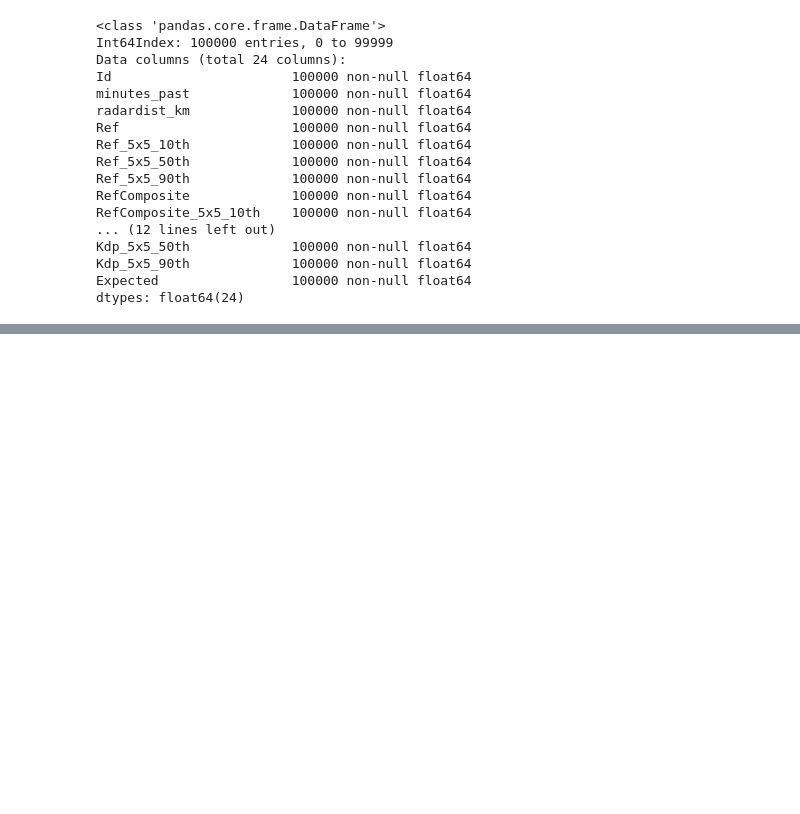
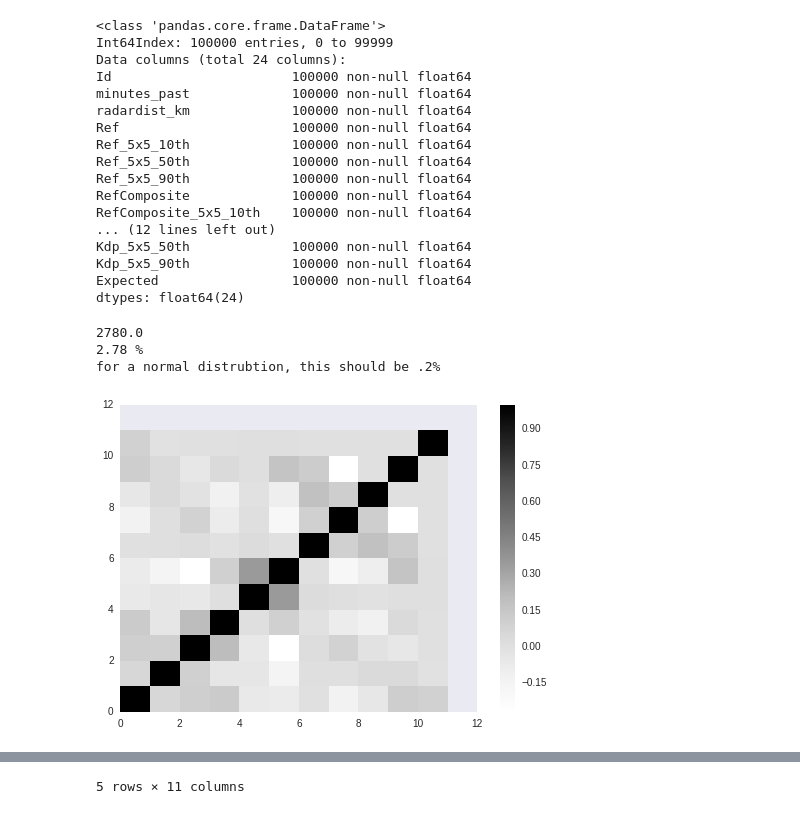
Before and after one commit to pburkard88/DS_BOS_07_Students, a Jupyter notebook: MarkWoods/Rainfall Project/Rainfall.ipynb, the cells around one changed output, grey strips where cells are left out. Saved outputs shown, nothing was run; the diff lists cells and outputs as text; code cells hidden in the pictures; blank space fills up the shorter version.

```diff
--- a/MarkWoods/Rainfall Project/Rainfall.ipynb
+++ b/MarkWoods/Rainfall Project/Rainfall.ipynb
@@ -130,3 +154,18 @@ Kdp_5x5_50th             100000 non-null float64
 Kdp_5x5_90th             100000 non-null float64
 Expected                 100000 non-null float64
 dtypes: float64(24)
+# %%
+#outlier detection time
+
+outliers=0.
+for i in df['Expected']:
+    if i>3 or i<-3:
+        outliers+=1
+
+print outliers
+print outliers/100000*100,"%"
+print 'for a normal distrubtion, this should be .2%'
+# %% [output]
+2780.0
+2.78 %
+for a normal distrubtion, this should be .2%
@@ -133,16 +174,37 @@ dtypes: float64(24)
 # %%
 #selecting out feature columns and total rainfall data
 #feature_columns = ['radardist_km', 'Ref', 'Ref_5x5_10th',
  #                  'Ref_5x5_50th', 'Ref_5x5_90th', 'RefComposite',
   #                 'RefComposite_5x5_10th', 'RefComposite_5x5_50th',
    #                'RefComposite_5x5_90th', 'RhoHV', 'RhoHV_5x5_10th',
     #               'RhoHV_5x5_50th', 'RhoHV_5x5_90th', 'Zdr',
      #              'Zdr_5x5_10th', 'Zdr_5x5_50th', 'Zdr_5x5_90th', 'Kdp',
       #             'Kdp_5x5_10th', 'Kdp_5x5_50th', 'Kdp_5x5_90th']
 
 
 #reducing feature space a bit
-feature_columns = ['radardist_km', 'Ref', 'RefComposite', 'RhoHV', 'Zdr',
-                    'Kdp',]
+feature_columns = ['radardist_km', 'Ref', 'RhoHV', 'RhoHV_5x5_90th', 'Zdr',
+                   'Zdr_5x5_90th', 'Kdp', 'Kdp_5x5_10th', 'Kdp_5x5_50th', 'Kdp_5x5_90th']
+
+df=df.drop(['Id', 'minutes_past', 'Ref_5x5_10th',
+                   'Ref_5x5_50th', 'Ref_5x5_90th', 'RefComposite',
+                   'RefComposite_5x5_10th', 'RefComposite_5x5_50th',
+                   'RefComposite_5x5_90th','RhoHV_5x5_10th',
+                   'RhoHV_5x5_50th', 'Zdr_5x5_10th', 'Zdr_5x5_50th'], axis=1)
+
+data=[]
+for i in (df.corr()):
+    data.append(np.array(df.corr()[i]))
+
+data=np.array(data)
+
+# plotting the new correlation matrix
+pcolor(data)
+colorbar()
+show()
+
 y = df['Expected']
 X = df[feature_columns]
+df.head()
+# %% [output]
+[figure, added]
@@ -149,3 +217,4 @@ X = df[feature_columns]
+5 rows × 11 columns
 # %%
 #the usual train test split
 
```
Also changed, not shown: parts of 21 cells of this notebook, 1 other file.
